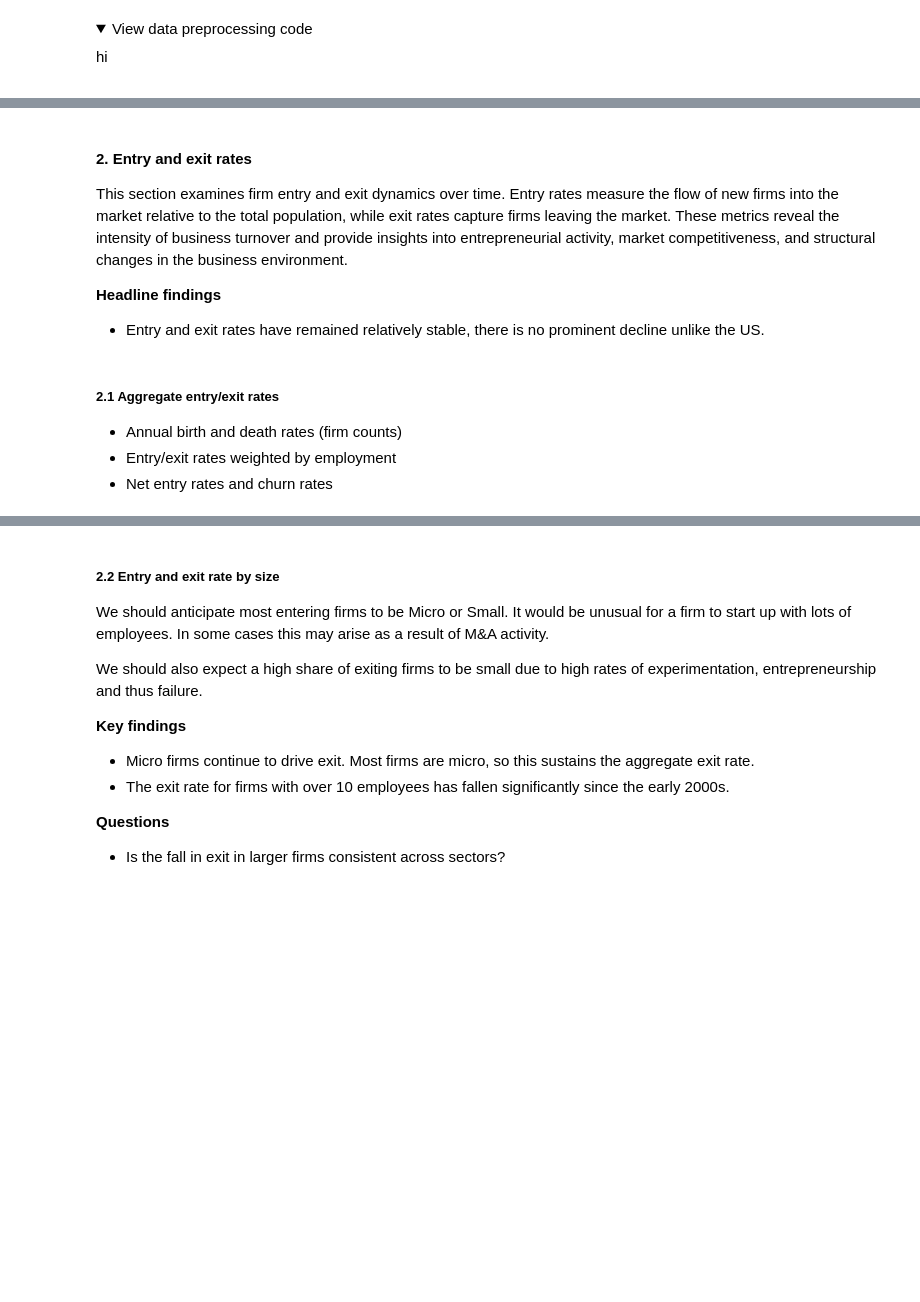
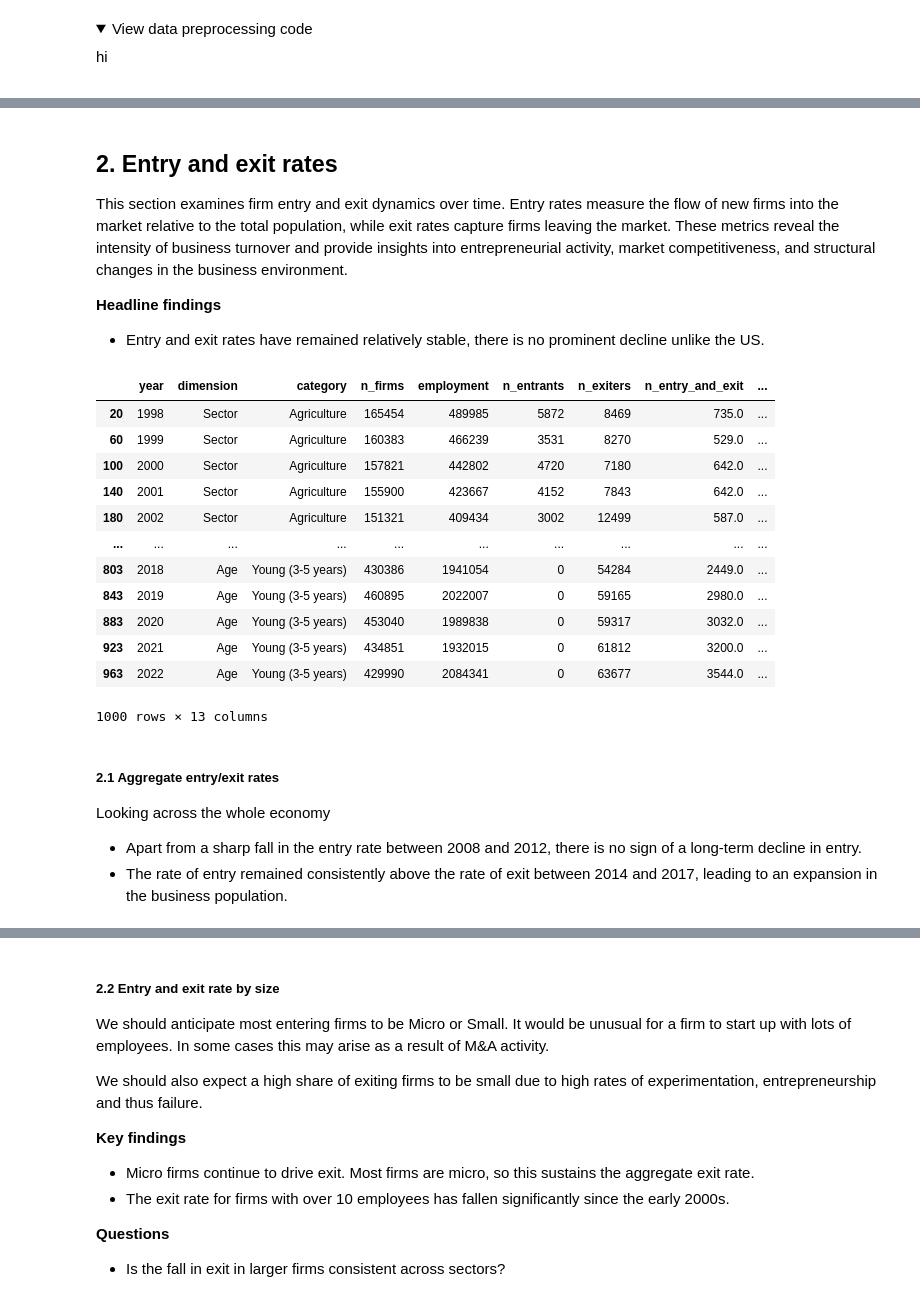
Before and after one commit to shepherdwill/shepherdwill.github.io, a Jupyter notebook: CEP Dynamism Project/Scripts/BSD_dynamism_exploration.ipynb, the cells around one changed output, grey strips where cells are left out. Drawn from its saved outputs; the diff is of its cells as text; code cells hidden in the pictures; folded sections open; blank space fills up the shorter version.

```diff
--- a/CEP Dynamism Project/Scripts/BSD_dynamism_exploration.ipynb
+++ b/CEP Dynamism Project/Scripts/BSD_dynamism_exploration.ipynb
@@ -32 +46,25 @@ region_df = pd.read_excel(import_path / 'BSD/business_dynamism_BSD_1997_2023.xls
+# %%
+# Force data types to numeric where possible, * for diclosive values automatically read the column in as a string
+def convert_numeric_columns(df):
+    """
+    Convert all numeric columns to numeric type, replacing '*' with NaN.
+    Preserves non-numeric columns (like year, category names) as they are.
+    """
+    df_converted = df.copy()
+
+    for col in df_converted.columns:
+        # Try to convert to numeric, replacing '*' and other errors with NaN
+        df_converted[col] = pd.to_numeric(df_converted[col].replace('*', np.nan), errors='ignore')
+
+    return df_converted
+
+# Apply to all dataframes
+population_df = convert_numeric_columns(population_df)
+firm_dynamics_df = convert_numeric_columns(firm_dynamics_df)
+job_flows_df = convert_numeric_columns(job_flows_df)
+site_dynamics_df = convert_numeric_columns(site_dynamics_df)
+cohort_df = convert_numeric_columns(cohort_df)
+growth_rates_df = convert_numeric_columns(growth_rates_df)
+growth_cats_df = convert_numeric_columns(growth_cats_df)
+prod_df = convert_numeric_columns(prod_df)
 # %% [markdown]
@@ -232,12 +1023,37 @@ basic_facts_chart = n_firm_chart | emp_chart | turnover_chart | productivity_cha
 # %% [markdown]
-#### **2. Entry and exit rates**
+## **2. Entry and exit rates**
 
 This section examines firm entry and exit dynamics over time. Entry rates measure the flow of new firms into the market relative to the total population, while exit rates capture firms leaving the market. These metrics reveal the intensity of business turnover and provide insights into entrepreneurial activity, market competitiveness, and structural changes in the business environment.
 
 **Headline findings**
 - Entry and exit rates have remained relatively stable, there is no prominent decline unlike the US.
+# %%
+# Calculate entry and exit rates
+
+firm_dynamics_df = firm_dynamics_df.sort_values(['category','dimension','year'])
+
+firm_dynamics_df['total_firms_lag'] = firm_dynamics_df.groupby(['category','dimension'])['n_firms'].shift(1)
+
+firm_dynamics_df['entry_rate'] = (firm_dynamics_df['n_entrants'] + firm_dynamics_df['n_entry_and_exit']) / firm_dynamics_df['total_firms_lag']
+firm_dynamics_df['exit_rate'] = (firm_dynamics_df['n_exiters'] + firm_dynamics_df['n_entry_and_exit']) / firm_dynamics_df['total_firms_lag']
+
+firm_dynamics_df
+# %% [output]
+|  | year | dimension | category | n_firms | employment | n_entrants | n_exiters | n_entry_and_exit | ... |
+| 20 | 1998 | Sector | Agriculture | 165454 | 489985 | 5872 | 8469 | 735.0 | ... |
+| 60 | 1999 | Sector | Agriculture | 160383 | 466239 | 3531 | 8270 | 529.0 | ... |
+| 100 | 2000 | Sector | Agriculture | 157821 | 442802 | 4720 | 7180 | 642.0 | ... |
+| 140 | 2001 | Sector | Agriculture | 155900 | 423667 | 4152 | 7843 | 642.0 | ... |
+| 180 | 2002 | Sector | Agriculture | 151321 | 409434 | 3002 | 12499 | 587.0 | ... |
+| ... | ... | ... | ... | ... | ... | ... | ... | ... | ... |
+| 803 | 2018 | Age | Young (3-5 years) | 430386 | 1941054 | 0 | 54284 | 2449.0 | ... |
+| 843 | 2019 | Age | Young (3-5 years) | 460895 | 2022007 | 0 | 59165 | 2980.0 | ... |
+| 883 | 2020 | Age | Young (3-5 years) | 453040 | 1989838 | 0 | 59317 | 3032.0 | ... |
+| 923 | 2021 | Age | Young (3-5 years) | 434851 | 1932015 | 0 | 61812 | 3200.0 | ... |
+| 963 | 2022 | Age | Young (3-5 years) | 429990 | 2084341 | 0 | 63677 | 3544.0 | ... |
+1000 rows × 13 columns
 # %% [markdown]
 ##### **2.1 Aggregate entry/exit rates**
-- Annual birth and death rates (firm counts)
-- Entry/exit rates weighted by employment
-- Net entry rates and churn rates
+Looking across the whole economy
+- Apart from a sharp fall in the entry rate between 2008 and 2012, there is no sign of a long-term decline in entry.
+- The rate of entry remained consistently above the rate of exit between 2014 and 2017, leading to an expansion in the business population.
```
Also changed, not shown: parts of 132 cells of this notebook, 46 other files.
